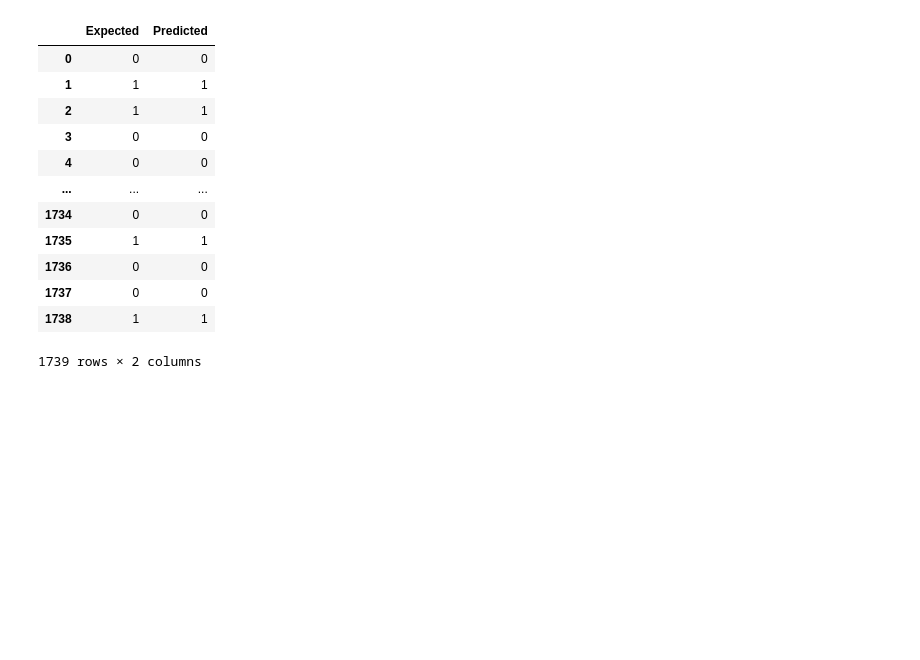
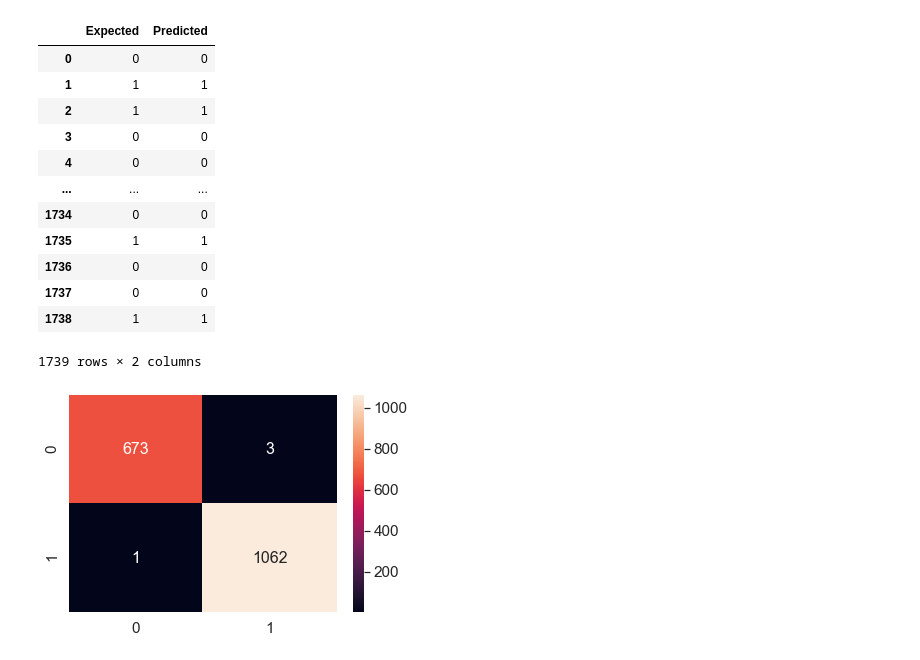
Before and after one commit to MdSakibKhan/Affective_State_Recognition, a Jupyter notebook: Spectogram_2DCNN+XGB - Valance.ipynb, the cells around one changed output. Saved outputs shown, nothing was run; the diff lists cells and outputs as text; code cells hidden in the pictures; blank space fills up the shorter version.

```diff
--- a/Spectogram_2DCNN+XGB - Valance.ipynb
+++ b/Spectogram_2DCNN+XGB - Valance.ipynb
@@ -367,3 +367,19 @@ pd.DataFrame(Results_Summary)
 # You can check the file named 'valance_Predictions.csv'
 Results_Summary = pd.DataFrame(Results_Summary)
 Results_Summary.to_csv('valance_Predictions.csv')
+# %%
+import seaborn as sn
+import pandas as pd
+import matplotlib.pyplot as plt
+
+array = [[ 673,3],
+        [1,1062]]
+
+df_cm = pd.DataFrame(array, range(2), range(2)).round(5)
+# plt.figure(figsize=(10,7))
+sn.set(font_scale=1.4) # for label size
+sn.heatmap(df_cm, annot=True, annot_kws={"size": 16},  fmt='g') # font size
+
+plt.show()
+# %% [output]
+[figure, added]
```
Also changed, not shown: 3 other files.
